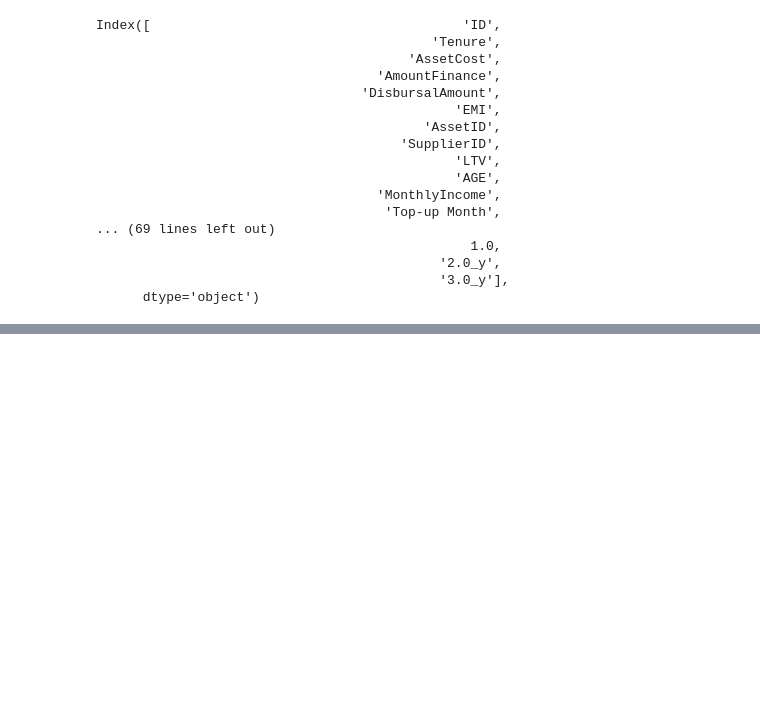
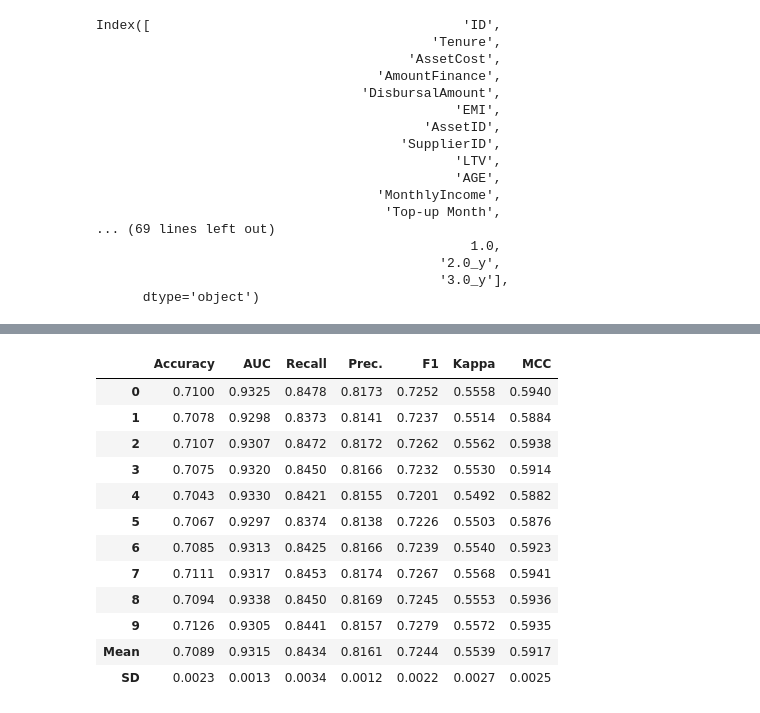
Before and after one commit to DataSenseiAryan/LTFSDSFinHack3, a Jupyter notebook: Copy_of_FeatureEngineering.ipynb, the cells around one changed output, grey strips where cells are left out. Saved outputs shown, nothing was run; the diff lists cells and outputs as text; code cells hidden in the pictures; blank space fills up the shorter version.

```diff
--- a/Copy_of_FeatureEngineering.ipynb
+++ b/Copy_of_FeatureEngineering.ipynb
@@ -549,3 +569,19 @@ compare_models(blacklist = ['svm'], sort = 'F1')   #
+# %%
+xgboost = create_model('xgboost', tree_method = 'gpu_hist', gpu_id = 0)
+# %% [output]
+|  | Accuracy | AUC | Recall | Prec. | F1 | Kappa | MCC |
+| 0 | 0.7100 | 0.9325 | 0.8478 | 0.8173 | 0.7252 | 0.5558 | 0.5940 |
+| 1 | 0.7078 | 0.9298 | 0.8373 | 0.8141 | 0.7237 | 0.5514 | 0.5884 |
+| 2 | 0.7107 | 0.9307 | 0.8472 | 0.8172 | 0.7262 | 0.5562 | 0.5938 |
+| 3 | 0.7075 | 0.9320 | 0.8450 | 0.8166 | 0.7232 | 0.5530 | 0.5914 |
+| 4 | 0.7043 | 0.9330 | 0.8421 | 0.8155 | 0.7201 | 0.5492 | 0.5882 |
+| 5 | 0.7067 | 0.9297 | 0.8374 | 0.8138 | 0.7226 | 0.5503 | 0.5876 |
+| 6 | 0.7085 | 0.9313 | 0.8425 | 0.8166 | 0.7239 | 0.5540 | 0.5923 |
+| 7 | 0.7111 | 0.9317 | 0.8453 | 0.8174 | 0.7267 | 0.5568 | 0.5941 |
+| 8 | 0.7094 | 0.9338 | 0.8450 | 0.8169 | 0.7245 | 0.5553 | 0.5936 |
+| 9 | 0.7126 | 0.9305 | 0.8441 | 0.8157 | 0.7279 | 0.5572 | 0.5935 |
+| Mean | 0.7089 | 0.9315 | 0.8434 | 0.8161 | 0.7244 | 0.5539 | 0.5917 |
+| SD | 0.0023 | 0.0013 | 0.0034 | 0.0012 | 0.0022 | 0.0027 | 0.0025 |
 # %%
 rf = create_model(estimator = 'rf')
 # %% [output]
```
Also changed, not shown: parts of 54 cells of this notebook.
